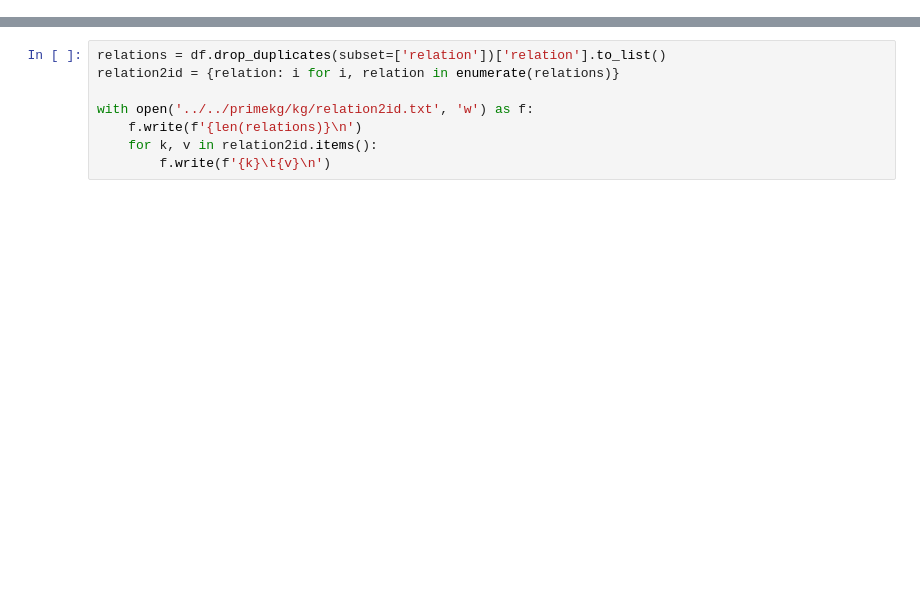
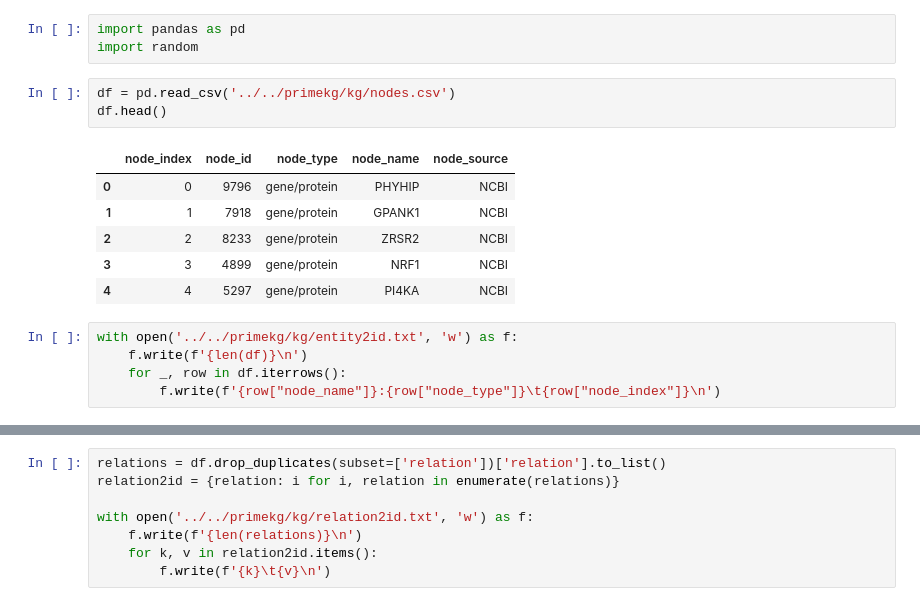
Before and after one commit to CPU-DS/kg4rd, a Jupyter notebook: src/primekg/split.ipynb, the cells around one changed output, grey strips where cells are left out. Drawn from its saved outputs; the diff is of its cells as text; blank space fills up the shorter version.

```diff
--- a/src/primekg/split.ipynb
+++ b/src/primekg/split.ipynb
@@ -1 +1,19 @@
+# %%
+import pandas as pd
+import random
+# %%
+df = pd.read_csv('../../primekg/kg/nodes.csv')
+df.head()
+# %% [output]
+|  | node_index | node_id | node_type | node_name | node_source |
+| 0 | 0 | 9796 | gene/protein | PHYHIP | NCBI |
+| 1 | 1 | 7918 | gene/protein | GPANK1 | NCBI |
+| 2 | 2 | 8233 | gene/protein | ZRSR2 | NCBI |
+| 3 | 3 | 4899 | gene/protein | NRF1 | NCBI |
+| 4 | 4 | 5297 | gene/protein | PI4KA | NCBI |
+# %%
+with open('../../primekg/kg/entity2id.txt', 'w') as f:
+    f.write(f'{len(df)}\n')
+    for _, row in df.iterrows():
+        f.write(f'{row["node_name"]}:{row["node_type"]}\t{row["node_index"]}\n')
 # %%
```
Also changed, not shown: parts of 3 cells of this notebook, 8 other files.
